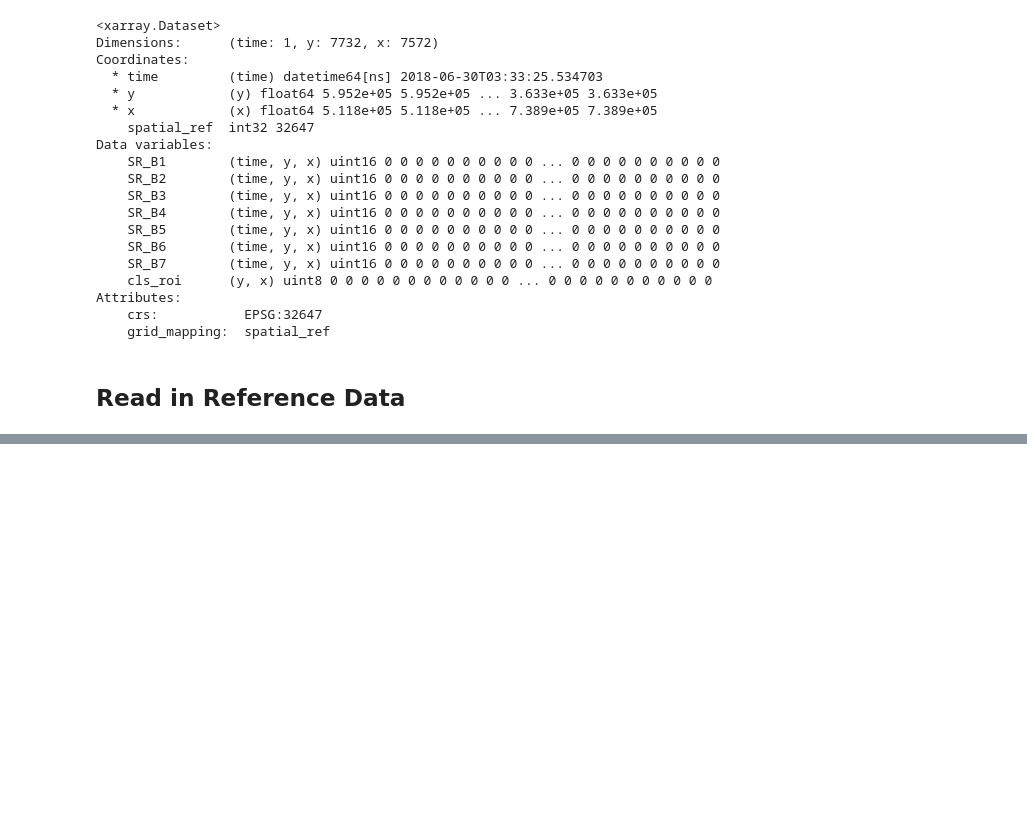
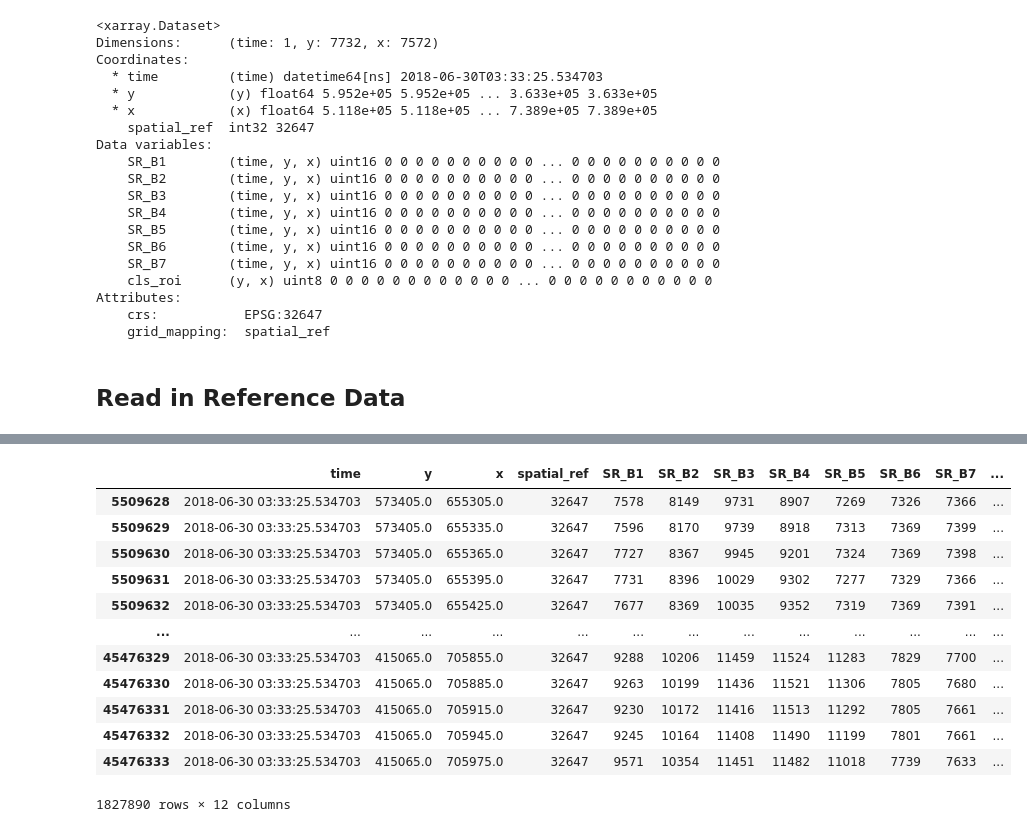
Before and after one commit to petebunting/planetary_computer_testing, a Jupyter notebook: apply_classifer/Apply_Classifier_Test.ipynb, the cells around one changed output, grey strips where cells are left out. Cells and saved outputs as stored; diff of their text form; code cells hidden in the pictures; blank space fills up the shorter version.

```diff
--- a/apply_classifer/Apply_Classifier_Test.ipynb
+++ b/apply_classifer/Apply_Classifier_Test.ipynb
@@ -395,0 +511,26 @@ Attributes:
+# %%
+ls8_scn_vld_df = ls8_scn_df.drop(ls8_scn_df[ls8_scn_df["cls_roi"]==0].index)
+# %%
+ls8_scn_vld_df.drop(ls8_scn_vld_df[(ls8_scn_df["SR_B1"]==0) &
+                                   (ls8_scn_df["SR_B2"]==0) &
+                                   (ls8_scn_df["SR_B3"]==0) &
+                                   (ls8_scn_df["SR_B4"]==0) &
+                                   (ls8_scn_df["SR_B5"]==0) &
+                                   (ls8_scn_df["SR_B6"]==0) &
+                                   (ls8_scn_df["SR_B7"]==0) ].index, inplace=True)
+# %%
+ls8_scn_vld_df
+# %% [output]
+|  | time | y | x | spatial_ref | SR_B1 | SR_B2 | SR_B3 | SR_B4 | SR_B5 | SR_B6 | SR_B7 | ... |
+| 5509628 | 2018-06-30 03:33:25.534703 | 573405.0 | 655305.0 | 32647 | 7578 | 8149 | 9731 | 8907 | 7269 | 7326 | 7366 | ... |
+| 5509629 | 2018-06-30 03:33:25.534703 | 573405.0 | 655335.0 | 32647 | 7596 | 8170 | 9739 | 8918 | 7313 | 7369 | 7399 | ... |
+| 5509630 | 2018-06-30 03:33:25.534703 | 573405.0 | 655365.0 | 32647 | 7727 | 8367 | 9945 | 9201 | 7324 | 7369 | 7398 | ... |
+| 5509631 | 2018-06-30 03:33:25.534703 | 573405.0 | 655395.0 | 32647 | 7731 | 8396 | 10029 | 9302 | 7277 | 7329 | 7366 | ... |
+| 5509632 | 2018-06-30 03:33:25.534703 | 573405.0 | 655425.0 | 32647 | 7677 | 8369 | 10035 | 9352 | 7319 | 7369 | 7391 | ... |
+| ... | ... | ... | ... | ... | ... | ... | ... | ... | ... | ... | ... | ... |
+| 45476329 | 2018-06-30 03:33:25.534703 | 415065.0 | 705855.0 | 32647 | 9288 | 10206 | 11459 | 11524 | 11283 | 7829 | 7700 | ... |
+| 45476330 | 2018-06-30 03:33:25.534703 | 415065.0 | 705885.0 | 32647 | 9263 | 10199 | 11436 | 11521 | 11306 | 7805 | 7680 | ... |
+| 45476331 | 2018-06-30 03:33:25.534703 | 415065.0 | 705915.0 | 32647 | 9230 | 10172 | 11416 | 11513 | 11292 | 7805 | 7661 | ... |
+| 45476332 | 2018-06-30 03:33:25.534703 | 415065.0 | 705945.0 | 32647 | 9245 | 10164 | 11408 | 11490 | 11199 | 7801 | 7661 | ... |
+| 45476333 | 2018-06-30 03:33:25.534703 | 415065.0 | 705975.0 | 32647 | 9571 | 10354 | 11451 | 11482 | 11018 | 7739 | 7633 | ... |
+1827890 rows × 12 columns
```
Also changed, not shown: parts of 26 cells of this notebook, 1 other file.
